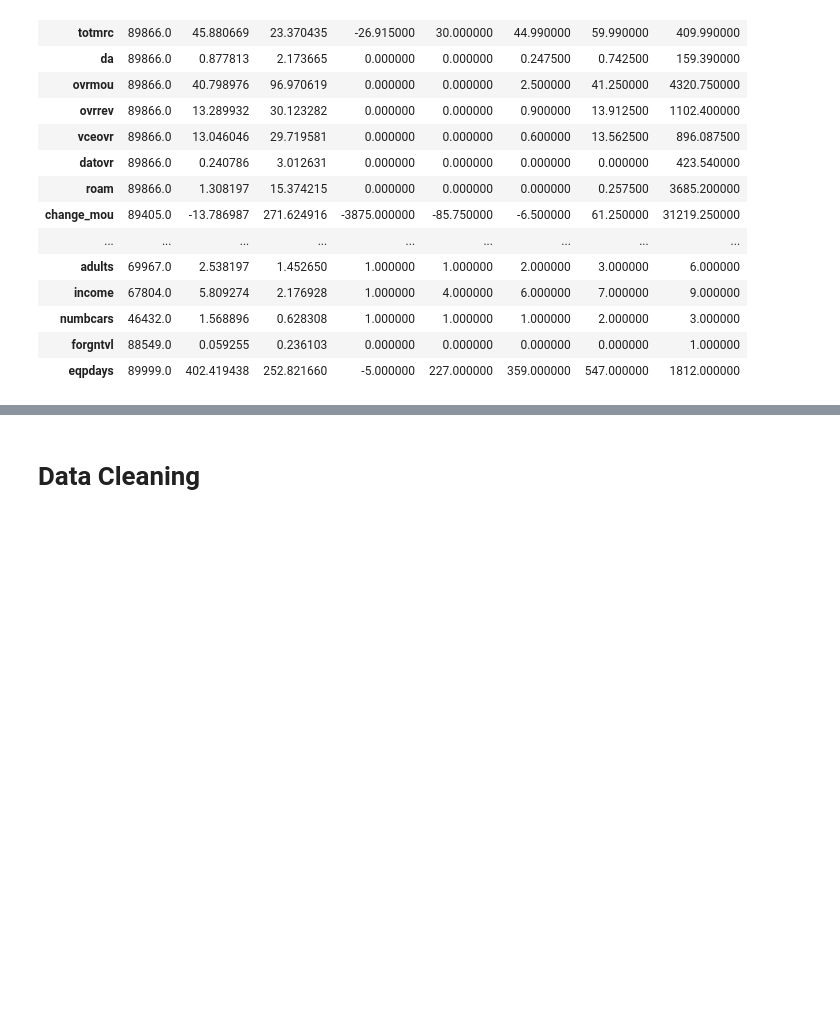
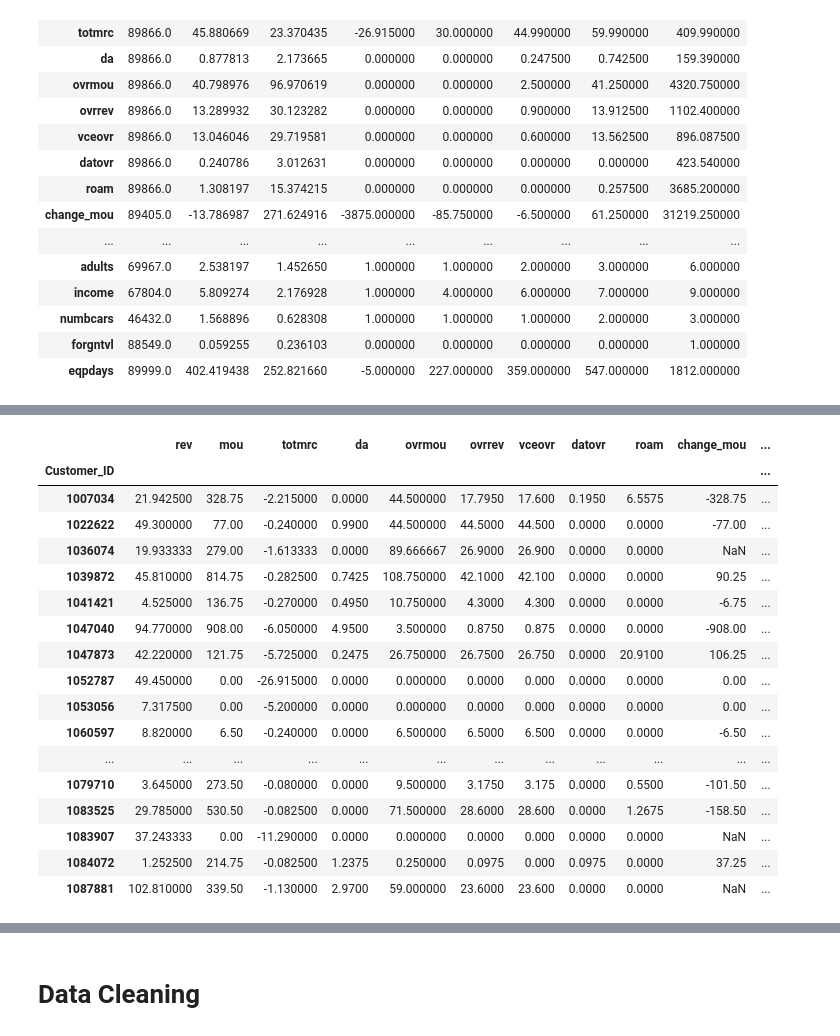
Before and after one commit to rsteelh/telecomML, a Jupyter notebook: SUP ML 1 - Preprocessing.ipynb, the cells around one changed output, grey strips where cells are left out. Cells and saved outputs as stored; diff of their text form; code cells hidden in the pictures; blank space fills up the shorter version.

```diff
--- a/SUP ML 1 - Preprocessing.ipynb
+++ b/SUP ML 1 - Preprocessing.ipynb
@@ -278,0 +312,21 @@ df.describe(include=[np.number]).T
+# %%
+df[df["totmrc"]<0]
+# %% [output]
+|  | rev | mou | totmrc | da | ovrmou | ovrrev | vceovr | datovr | roam | change_mou | ... |
+| Customer_ID |  |  |  |  |  |  |  |  |  |  | ... |
+| 1007034 | 21.942500 | 328.75 | -2.215000 | 0.0000 | 44.500000 | 17.7950 | 17.600 | 0.1950 | 6.5575 | -328.75 | ... |
+| 1022622 | 49.300000 | 77.00 | -0.240000 | 0.9900 | 44.500000 | 44.5000 | 44.500 | 0.0000 | 0.0000 | -77.00 | ... |
+| 1036074 | 19.933333 | 279.00 | -1.613333 | 0.0000 | 89.666667 | 26.9000 | 26.900 | 0.0000 | 0.0000 | NaN | ... |
+| 1039872 | 45.810000 | 814.75 | -0.282500 | 0.7425 | 108.750000 | 42.1000 | 42.100 | 0.0000 | 0.0000 | 90.25 | ... |
+| 1041421 | 4.525000 | 136.75 | -0.270000 | 0.4950 | 10.750000 | 4.3000 | 4.300 | 0.0000 | 0.0000 | -6.75 | ... |
+| 1047040 | 94.770000 | 908.00 | -6.050000 | 4.9500 | 3.500000 | 0.8750 | 0.875 | 0.0000 | 0.0000 | -908.00 | ... |
+| 1047873 | 42.220000 | 121.75 | -5.725000 | 0.2475 | 26.750000 | 26.7500 | 26.750 | 0.0000 | 20.9100 | 106.25 | ... |
+| 1052787 | 49.450000 | 0.00 | -26.915000 | 0.0000 | 0.000000 | 0.0000 | 0.000 | 0.0000 | 0.0000 | 0.00 | ... |
+| 1053056 | 7.317500 | 0.00 | -5.200000 | 0.0000 | 0.000000 | 0.0000 | 0.000 | 0.0000 | 0.0000 | 0.00 | ... |
+| 1060597 | 8.820000 | 6.50 | -0.240000 | 0.0000 | 6.500000 | 6.5000 | 6.500 | 0.0000 | 0.0000 | -6.50 | ... |
+| ... | ... | ... | ... | ... | ... | ... | ... | ... | ... | ... | ... |
+| 1079710 | 3.645000 | 273.50 | -0.080000 | 0.0000 | 9.500000 | 3.1750 | 3.175 | 0.0000 | 0.5500 | -101.50 | ... |
+| 1083525 | 29.785000 | 530.50 | -0.082500 | 0.0000 | 71.500000 | 28.6000 | 28.600 | 0.0000 | 1.2675 | -158.50 | ... |
+| 1083907 | 37.243333 | 0.00 | -11.290000 | 0.0000 | 0.000000 | 0.0000 | 0.000 | 0.0000 | 0.0000 | NaN | ... |
+| 1084072 | 1.252500 | 214.75 | -0.082500 | 1.2375 | 0.250000 | 0.0975 | 0.000 | 0.0975 | 0.0000 | 37.25 | ... |
+| 1087881 | 102.810000 | 339.50 | -1.130000 | 2.9700 | 59.000000 | 23.6000 | 23.600 | 0.0000 | 0.0000 | NaN | ... |
```
Also changed, not shown: parts of 29 cells of this notebook, 6 other files.
